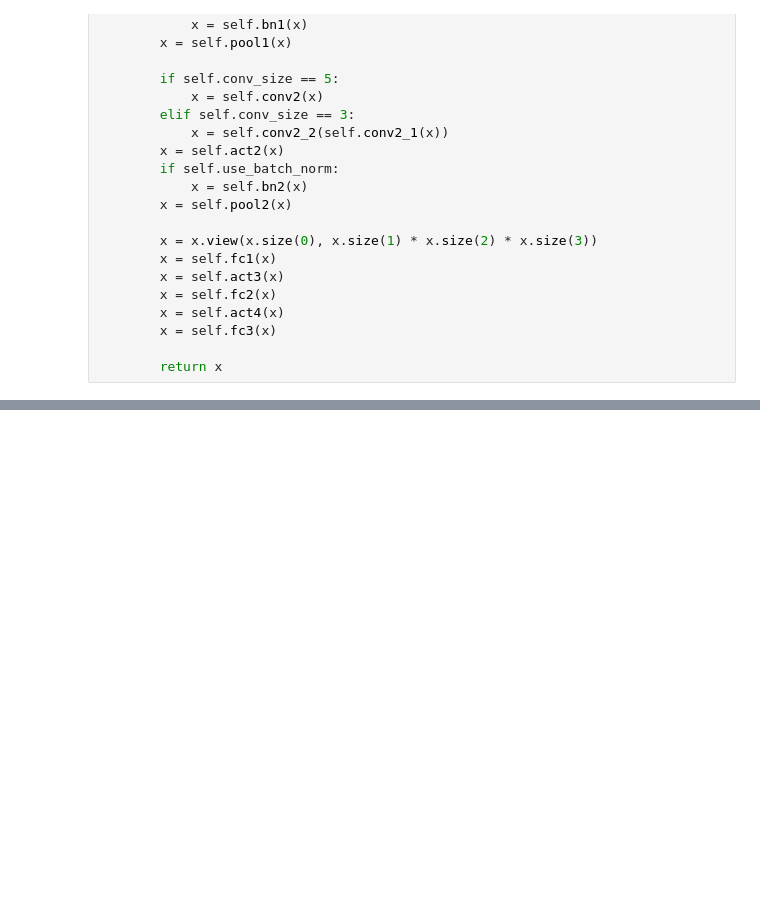
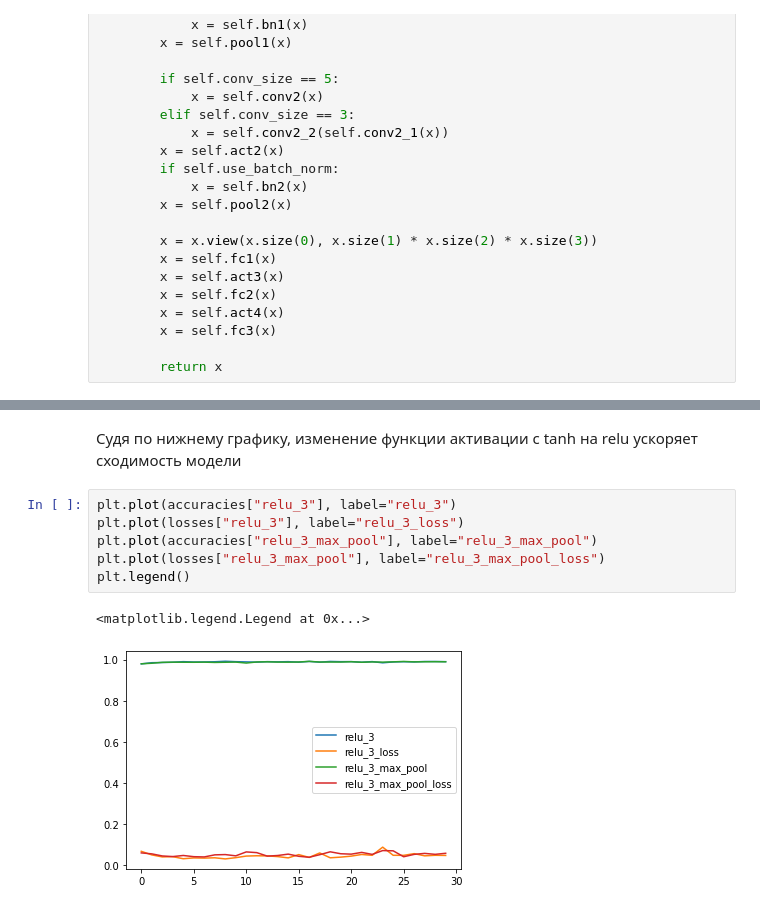
Before and after one commit to Asdaead/SPPR, a Jupyter notebook: Lab5_1.ipynb, the cells around one changed output, grey strips where cells are left out. Cells and saved outputs as stored; diff of their text form; blank space fills up the shorter version.

```diff
--- a/Lab5_1.ipynb
+++ b/Lab5_1.ipynb
@@ -204,0 +257,11 @@ plt.title('Validation Loss');
+# %% [markdown]
+Судя по нижнему графику, изменение функции активации с tanh нa relu ускоряет сходимость модели
+# %%
+plt.plot(accuracies["relu_3"], label="relu_3")
+plt.plot(losses["relu_3"], label="relu_3_loss")
+plt.plot(accuracies["relu_3_max_pool"], label="relu_3_max_pool")
+plt.plot(losses["relu_3_max_pool"], label="relu_3_max_pool_loss")
+plt.legend()
+# %% [output]
+<matplotlib.legend.Legend at 0x...>
+[figure, added]
```
Also changed, not shown: parts of 16 cells of this notebook.
